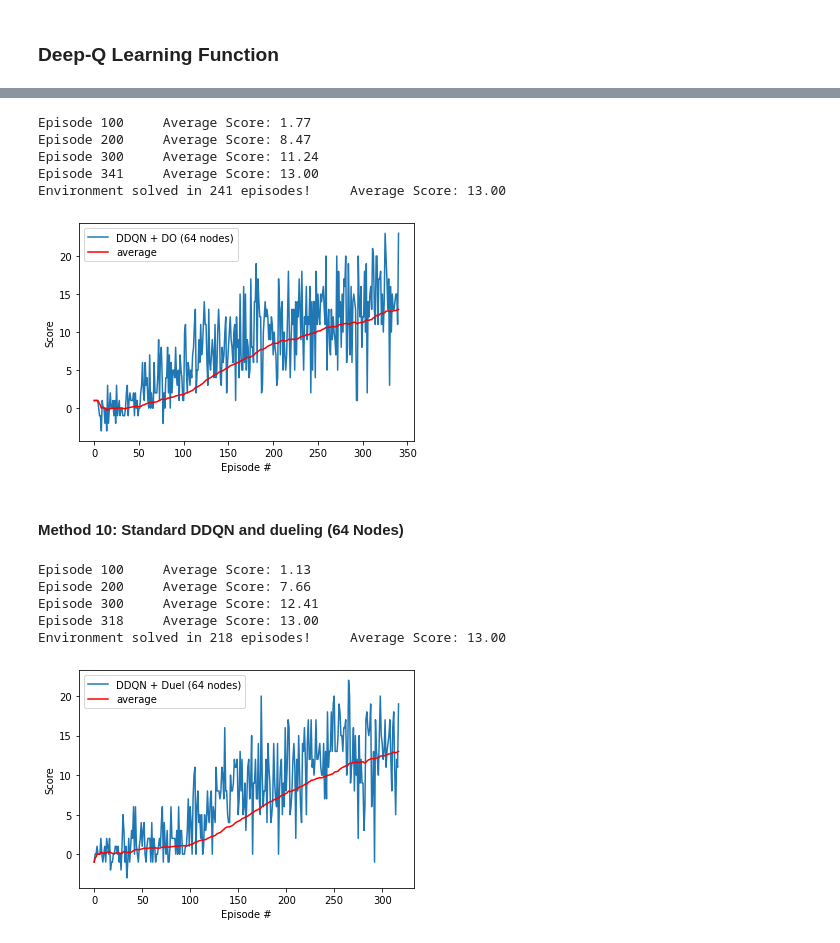
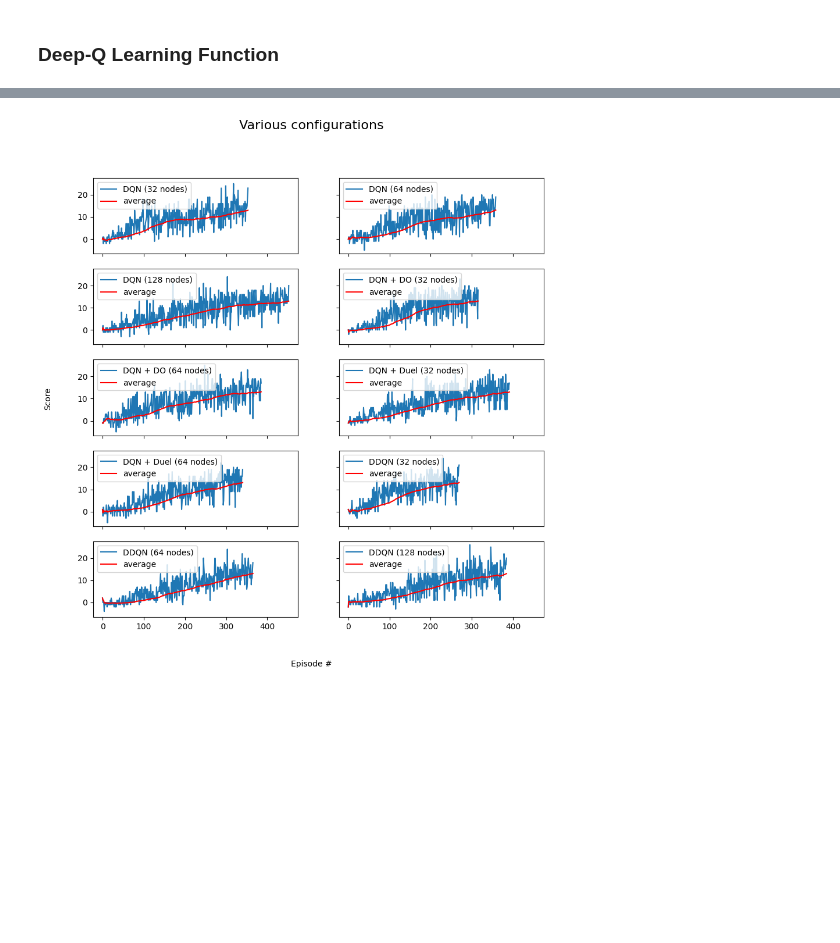
Before and after one commit to michaelprichardson/udacity-rl-navigation, a Jupyter notebook: Navigation.ipynb, the cells around one changed output, grey strips where cells are left out. Drawn from its saved outputs; the diff is of its cells as text; code cells hidden in the pictures; blank space fills up the shorter version.

Commit message:
Run all configs and generate results

```diff
--- a/Navigation.ipynb
+++ b/Navigation.ipynb
@@ -192 +191,14 @@ def dqn(n_episodes=2000, max_t=1000, eps_start=1.0, eps_end=0.01, eps_decay=0.99
+# %%
+methods = [
+    { 'label': 'DQN (32 nodes)', 'nodes': 32, 'use_dropout': False, 'use_dueling': False, 'use_double': False, 'save_name': 'dqn_32_checkpoint' },
+    { 'label': 'DQN (64 nodes)', 'nodes': 64, 'use_dropout': False, 'use_dueling': False, 'use_double': False, 'save_name': 'dqn_64_checkpoint' },
+    { 'label': 'DQN (128 nodes)', 'nodes': 128, 'use_dropout': False, 'use_dueling': False, 'use_double': False, 'save_name': 'dqn_128_checkpoint' },
+    { 'label': 'DQN + DO (32 nodes)', 'nodes': 32, 'use_dropout': True, 'use_dueling': False, 'use_double': False, 'save_name': 'dqn_do_32_checkpoint' },
+    { 'label': 'DQN + DO (64 nodes)', 'nodes': 64, 'use_dropout': True, 'use_dueling': False, 'use_double': False, 'save_name': 'dqn_do_64_checkpoint' },
+    { 'label': 'DQN + Duel (32 nodes)', 'nodes': 32, 'use_dropout': False, 'use_dueling': True, 'use_double': False, 'save_name': 'dqn_duel_32_checkpoint' },
+    { 'label': 'DQN + Duel (64 nodes)', 'nodes': 64, 'use_dropout': False, 'use_dueling': True, 'use_double': False, 'save_name': 'dqn_duel_64_checkpoint' },
+    { 'label': 'DDQN (32 nodes)', 'nodes': 32, 'use_dropout': False, 'use_dueling': False, 'use_double': True, 'save_name': 'ddqn_32_checkpoint' },
+    { 'label': 'DDQN (64 nodes)', 'nodes': 64, 'use_dropout': False, 'use_dueling': False, 'use_double': True, 'save_name': 'ddqn_64_checkpoint' },
+    { 'label': 'DDQN (128 nodes)', 'nodes': 128, 'use_dropout': False, 'use_dueling': False, 'use_double': True, 'save_name': 'ddqn_128_checkpoint' },
+]
 # %%
@@ -402,51 +255,17 @@ Environment solved in 354 episodes!     Average Score: 13.07
-# %%
-# Reset environment
-env_info = env.reset(train_mode=True)[brain_name]
-
-# Train the agent
-agent = Agent(state_size=state_size, action_size=action_size, seed=0, layer_1=64, layer_2=64, use_dropout=True, use_dueling=False, use_double=True)
-scores, avgs = dqn(n_episodes=500, eps_start=1.0, eps_end=0.02, eps_decay=0.98, train_mode=True, ckpt_path='checkpoints/ddqn_DO_64_checkpoint.pth')
-
-# Plot the scores with the moving average
-fig = plt.figure()
-ax = fig.add_subplot(111)
-plt.plot(np.arange(len(scores)), scores, label='DDQN + DO (64 nodes)')
-plt.plot(np.arange(len(scores)), avgs, c='r', label='average')
-plt.ylabel('Score')
-plt.xlabel('Episode #')
-plt.legend(loc='upper left');
-plt.show()
-# %% [output]
-Episode 100     Average Score: 1.77
-Episode 200     Average Score: 8.47
-Episode 300     Average Score: 11.24
-Episode 341     Average Score: 13.00
-Environment solved in 241 episodes!     Average Score: 13.00
-[figure, removed]
-# %% [markdown]
-#### Method 10: Standard DDQN and dueling (64 Nodes)
-# %%
-# Reset environment
-env_info = env.reset(train_mode=True)[brain_name]
-
-# Train the agent
-agent = Agent(state_size=state_size, action_size=action_size, seed=0, layer_1=64, layer_2=64, use_dropout=False, use_dueling=True, use_double=True)
-scores, avgs = dqn(n_episodes=500, eps_start=1.0, eps_end=0.02, eps_decay=0.98, train_mode=True, ckpt_path='checkpoints/ddqn_duel_64_checkpoint.pth')
-
-# Plot the scores with the moving average
-fig = plt.figure()
-ax = fig.add_subplot(111)
-plt.plot(np.arange(len(scores)), scores, label='DDQN + Duel (64 nodes)')
-plt.plot(np.arange(len(scores)), avgs, c='r', label='average')
-plt.ylabel('Score')
-plt.xlabel('Episode #')
-plt.legend(loc='upper left');
-plt.show()
-# %% [output]
-Episode 100     Average Score: 1.13
-Episode 200     Average Score: 7.66
-Episode 300     Average Score: 12.41
-Episode 318     Average Score: 13.00
-Environment solved in 218 episodes!     Average Score: 13.00
-[figure, removed]
+# %%
+fig, axs = plt.subplots(5, 2, figsize=(10, 10), dpi=100, sharex=True, sharey=True)
+fig.suptitle('Various configurations', fontsize=16)
+fig.text(0.5, 0.04, 'Episode #', ha='center')
+fig.text(0.04, 0.5, 'Score', va='center', rotation='vertical')
+
+for ii in range(len(data)):
+    row = math.floor(ii / 2)
+    col = ii % 2
+
+    axs[row, col].plot(np.arange(len(data[ii]['scores'])), data[ii]['scores'], label=data[ii]['title'])
+    axs[row, col].plot(np.arange(len(data[ii]['avgs'])), data[ii]['avgs'], c='r', label='average')
+
+    axs[row, col].legend(loc='upper left');
+# %% [output]
+[figure, added]
 # %% [markdown]
```
Also changed, not shown: parts of 21 cells of this notebook, 7 other files.
